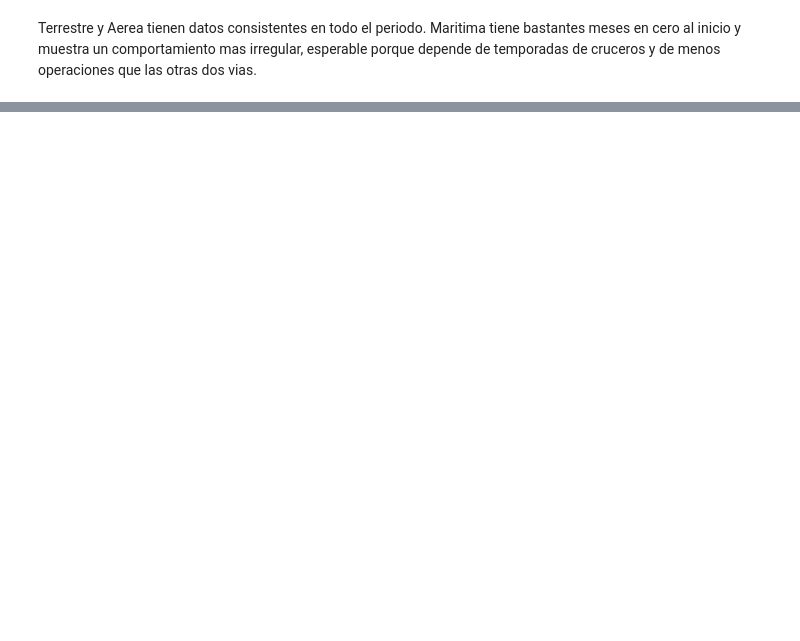
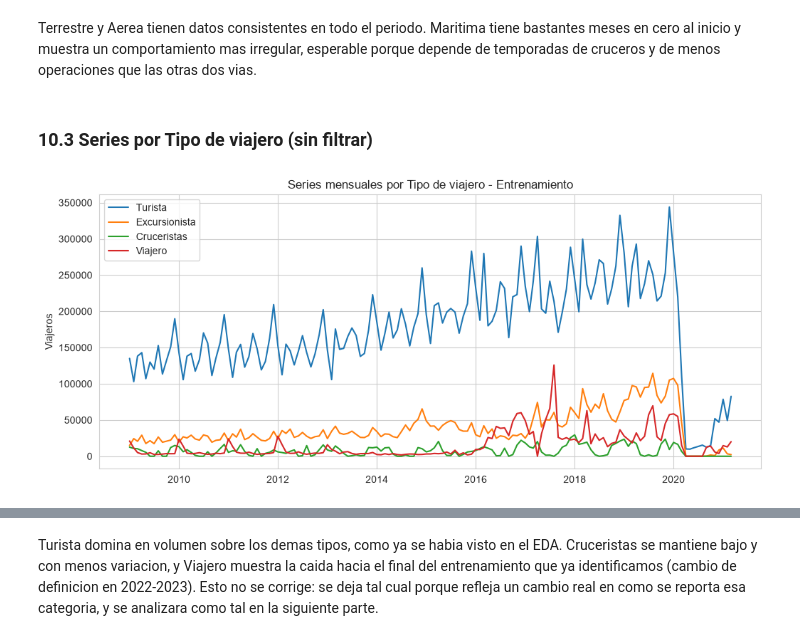
Before and after one commit to DavidDominguez-11/DS-Lab1, a Jupyter notebook: EDA_Migracion_Guatemala.ipynb, the cells around one changed output, grey strips where cells are left out. Saved outputs shown, nothing was run; the diff lists cells and outputs as text; code cells hidden in the pictures; blank space fills up the shorter version.

Commit message:
Series por Tipo de viajero (sin filtrar) + Resumen

```diff
--- a/EDA_Migracion_Guatemala.ipynb
+++ b/EDA_Migracion_Guatemala.ipynb
@@ -558,3 +573,25 @@ for via, s in series_via.items():
 Terrestre y Aerea tienen datos consistentes en todo el periodo. Maritima tiene bastantes meses
 en cero al inicio y muestra un comportamiento mas irregular, esperable porque depende de temporadas
 de cruceros y de menos operaciones que las otras dos vias.
+# %% [markdown]
+### 10.3 Series por Tipo de viajero (sin filtrar)
+# %%
+tipos = ['Turista', 'Excursionista', 'Cruceristas', 'Viajero']
+series_tipo = {}
+
+for tipo in tipos:
+    filtro = df_train['Tipo de Viajero'] == tipo
+    series_tipo[tipo] = construir_serie(df_train, filtro, rango_train)
+
+fig, ax = plt.subplots(figsize=(12,5))
+for tipo, s in series_tipo.items():
+    ax.plot(s.index, s.values, label=tipo)
+ax.set_title('Series mensuales por Tipo de viajero - Entrenamiento')
+ax.set_ylabel('Viajeros')
+ax.legend()
+plt.show()
+
+for tipo, s in series_tipo.items():
+    print(tipo, "- inicio:", s.index.min(), "fin:", s.index.max(), "frecuencia:", s.index.freqstr, "meses en cero:", (s==0).sum())
+# %% [output]
+[figure, added]
@@ -560,0 +602,5 @@ de cruceros y de menos operaciones que las otras dos vias.
+# %% [markdown]
+Turista domina en volumen sobre los demas tipos, como ya se habia visto en el EDA. Cruceristas
+se mantiene bajo y con menos variacion, y Viajero muestra la caida hacia el final del entrenamiento
+que ya identificamos (cambio de definicion en 2022-2023). Esto no se corrige: se deja tal cual porque
+refleja un cambio real en como se reporta esa categoria, y se analizara como tal en la siguiente parte.
```
Also changed, not shown: parts of 5 cells of this notebook.
